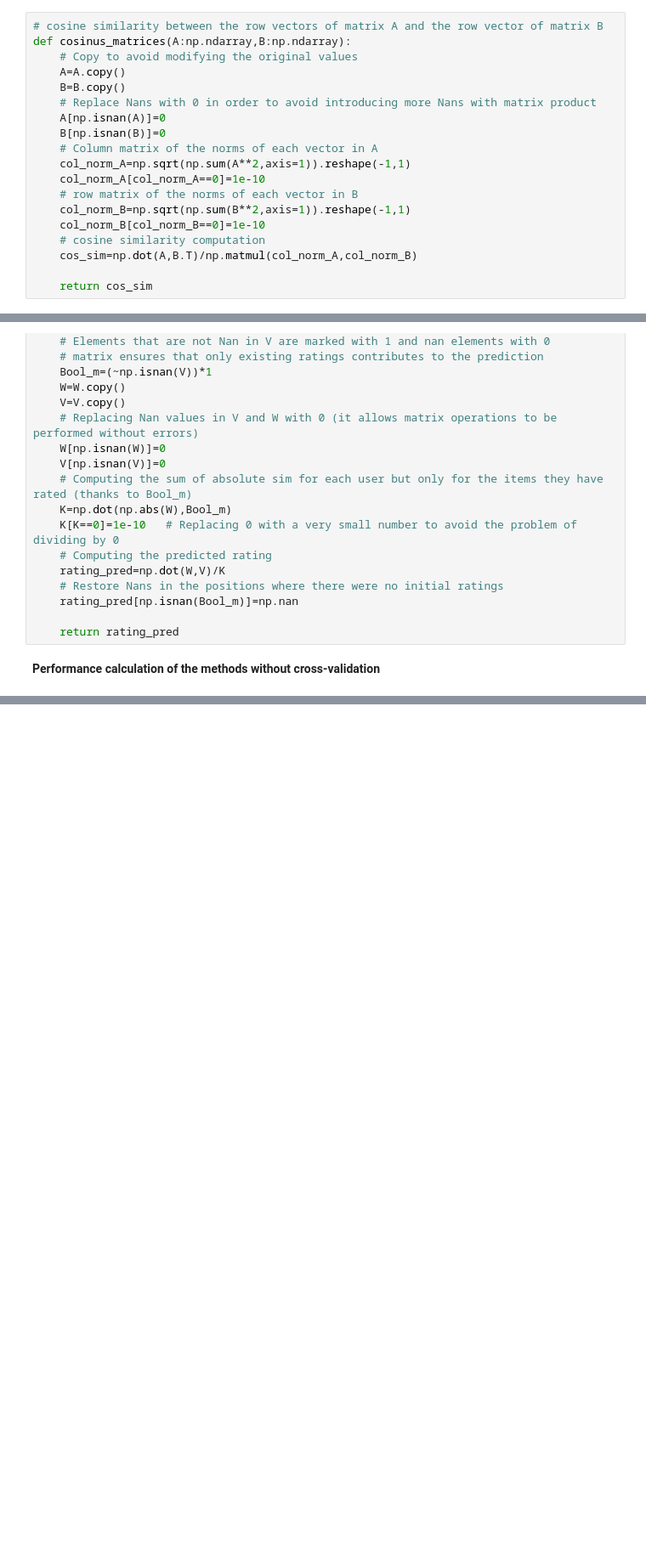
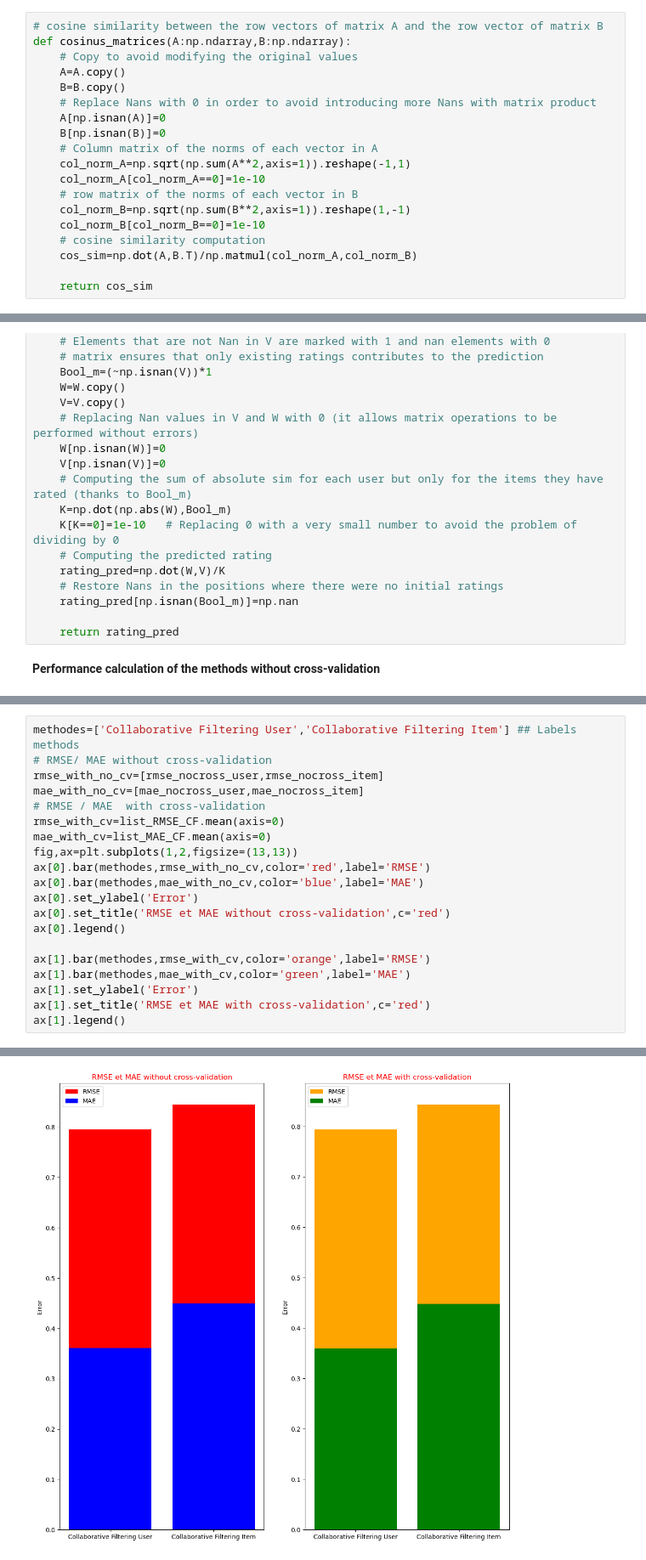
Before and after one commit to Yousseflaoufir12/User-Item-Recommendation-Engine-With-Similarity-and-KNN-Approaches, a Jupyter notebook: main.ipynb, the cells around one changed output, grey strips where cells are left out. Shown: that part at 85% size. Saved outputs shown, nothing was run; the diff lists cells and outputs as text; blank space fills up the shorter version.

```diff
--- a/main.ipynb
+++ b/main.ipynb
@@ -446,7 +442,7 @@ def cosinus_matrices(A:np.ndarray,B:np.ndarray):
     col_norm_A=np.sqrt(np.sum(A**2,axis=1)).reshape(-1,1)
     col_norm_A[col_norm_A==0]=1e-10
     # row matrix of the norms of each vector in B
-    col_norm_B=np.sqrt(np.sum(B**2,axis=1)).reshape(-1,1)
+    col_norm_B=np.sqrt(np.sum(B**2,axis=1)).reshape(1,-1)
     col_norm_B[col_norm_B==0]=1e-10
     # cosine similarity computation
     cos_sim=np.dot(A,B.T)/np.matmul(col_norm_A,col_norm_B)
@@ -479,0 +589,21 @@ def filtre_collaboratif(V,W):
+# %%
+methodes=['Collaborative Filtering User','Collaborative Filtering Item'] ## Labels methods
+# RMSE/ MAE without cross-validation
+rmse_with_no_cv=[rmse_nocross_user,rmse_nocross_item]
+mae_with_no_cv=[mae_nocross_user,mae_nocross_item]
+# RMSE / MAE  with cross-validation
+rmse_with_cv=list_RMSE_CF.mean(axis=0)
+mae_with_cv=list_MAE_CF.mean(axis=0)
+fig,ax=plt.subplots(1,2,figsize=(13,13))
+ax[0].bar(methodes,rmse_with_no_cv,color='red',label='RMSE')
+ax[0].bar(methodes,mae_with_no_cv,color='blue',label='MAE')
+ax[0].set_ylabel('Error')
+ax[0].set_title('RMSE et MAE without cross-validation',c='red')
+ax[0].legend()
+
+ax[1].bar(methodes,rmse_with_cv,color='orange',label='RMSE')
+ax[1].bar(methodes,mae_with_cv,color='green',label='MAE')
+ax[1].set_ylabel('Error')
+ax[1].set_title('RMSE et MAE with cross-validation',c='red')
+ax[1].legend()
+# %% [output]
@@ -479,0 +611 @@ def filtre_collaboratif(V,W):
+[figure, added]
```
Also changed, not shown: parts of 58 cells of this notebook.
